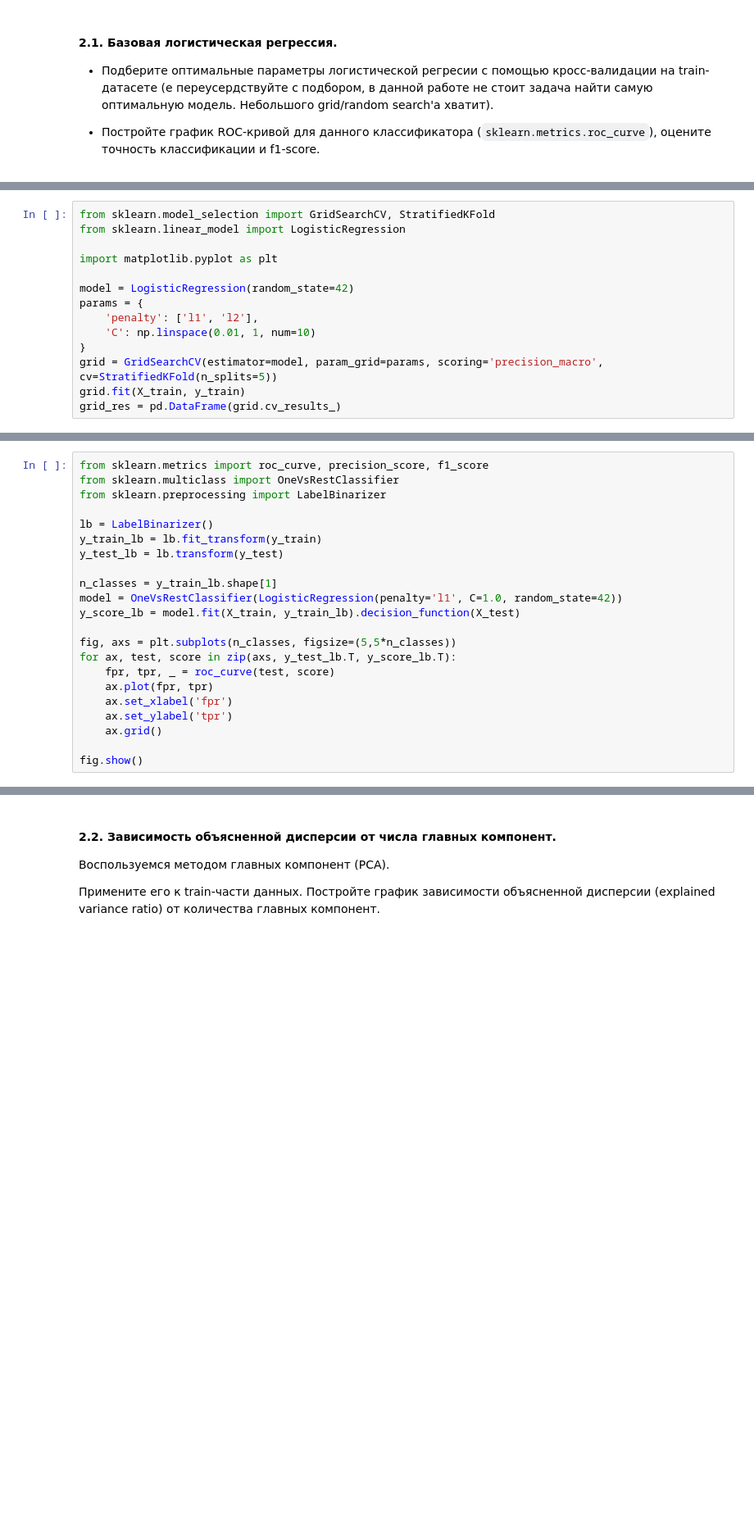
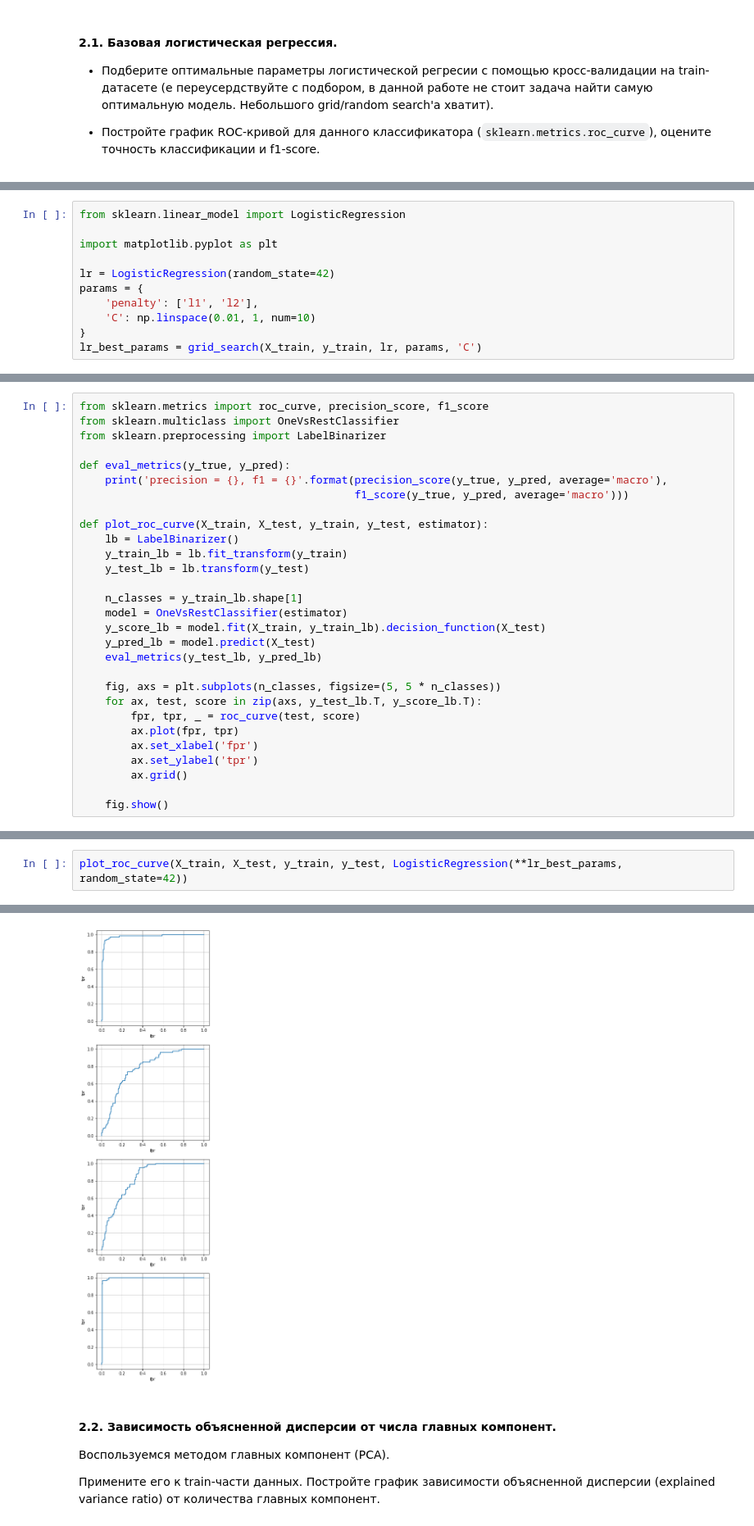
Before and after one commit to Binpord/ml-mipt-homeworks, a Jupyter notebook: Lab1/Lab1_Linear_and_Ensembles.ipynb, the cells around one changed output, grey strips where cells are left out. Shown at 82% size. Cells and saved outputs as stored; diff of their text form; blank space fills up the shorter version.

```diff
--- a/Lab1/Lab1_Linear_and_Ensembles.ipynb
+++ b/Lab1/Lab1_Linear_and_Ensembles.ipynb
@@ -111,14 +161,11 @@ X_test = scaler.transform(X_test)
 # %%
-from sklearn.model_selection import GridSearchCV, StratifiedKFold
 from sklearn.linear_model import LogisticRegression
 
 import matplotlib.pyplot as plt
 
-model = LogisticRegression(random_state=42)
+lr = LogisticRegression(random_state=42)
 params = {
     'penalty': ['l1', 'l2'],
     'C': np.linspace(0.01, 1, num=10)
 }
-grid = GridSearchCV(estimator=model, param_grid=params, scoring='precision_macro', cv=StratifiedKFold(n_splits=5))
-grid.fit(X_train, y_train)
-grid_res = pd.DataFrame(grid.cv_results_)
+lr_best_params = grid_search(X_train, y_train, lr, params, 'C')
@@ -149,20 +174,27 @@ from sklearn.metrics import roc_curve, precision_score, f1_score
 from sklearn.multiclass import OneVsRestClassifier
 from sklearn.preprocessing import LabelBinarizer
 
-lb = LabelBinarizer()
-y_train_lb = lb.fit_transform(y_train)
-y_test_lb = lb.transform(y_test)
+def eval_metrics(y_true, y_pred):
+    print('precision = {}, f1 = {}'.format(precision_score(y_true, y_pred, average='macro'),
+                                           f1_score(y_true, y_pred, average='macro')))
 
-n_classes = y_train_lb.shape[1]
-model = OneVsRestClassifier(LogisticRegression(penalty='l1', C=1.0, random_state=42))
-y_score_lb = model.fit(X_train, y_train_lb).decision_function(X_test)
+def plot_roc_curve(X_train, X_test, y_train, y_test, estimator):
+    lb = LabelBinarizer()
+    y_train_lb = lb.fit_transform(y_train)
+    y_test_lb = lb.transform(y_test)
 
-fig, axs = plt.subplots(n_classes, figsize=(5,5*n_classes))
-for ax, test, score in zip(axs, y_test_lb.T, y_score_lb.T):
-    fpr, tpr, _ = roc_curve(test, score)
-    ax.plot(fpr, tpr)
-    ax.set_xlabel('fpr')
-    ax.set_ylabel('tpr')
-    ax.grid()
+    n_classes = y_train_lb.shape[1]
+    model = OneVsRestClassifier(estimator)
+    y_score_lb = model.fit(X_train, y_train_lb).decision_function(X_test)
+    y_pred_lb = model.predict(X_test)
+    eval_metrics(y_test_lb, y_pred_lb)
 
-fig.show()
+    fig, axs = plt.subplots(n_classes, figsize=(5, 5 * n_classes))
+    for ax, test, score in zip(axs, y_test_lb.T, y_score_lb.T):
+        fpr, tpr, _ = roc_curve(test, score)
+        ax.plot(fpr, tpr)
+        ax.set_xlabel('fpr')
+        ax.set_ylabel('tpr')
+        ax.grid()
+
+    fig.show()
@@ -176,0 +201,3 @@ precision = 0.7510430639391906, f1 = 0.7074496298696813
+# %%
+plot_roc_curve(X_train, X_test, y_train, y_test, LogisticRegression(**lr_best_params, random_state=42))
+# %% [output]
@@ -177,3 +205,4 @@ precision = 0.7510430639391906, f1 = 0.7074496298696813
+[figure, added]
 # %% [markdown]
 #### 2.2. Зависимость объясненной дисперсии от числа главных компонент.
 Воспользуемся методом главных компонент (PCA).
```
Also changed, not shown: parts of 29 cells of this notebook.
